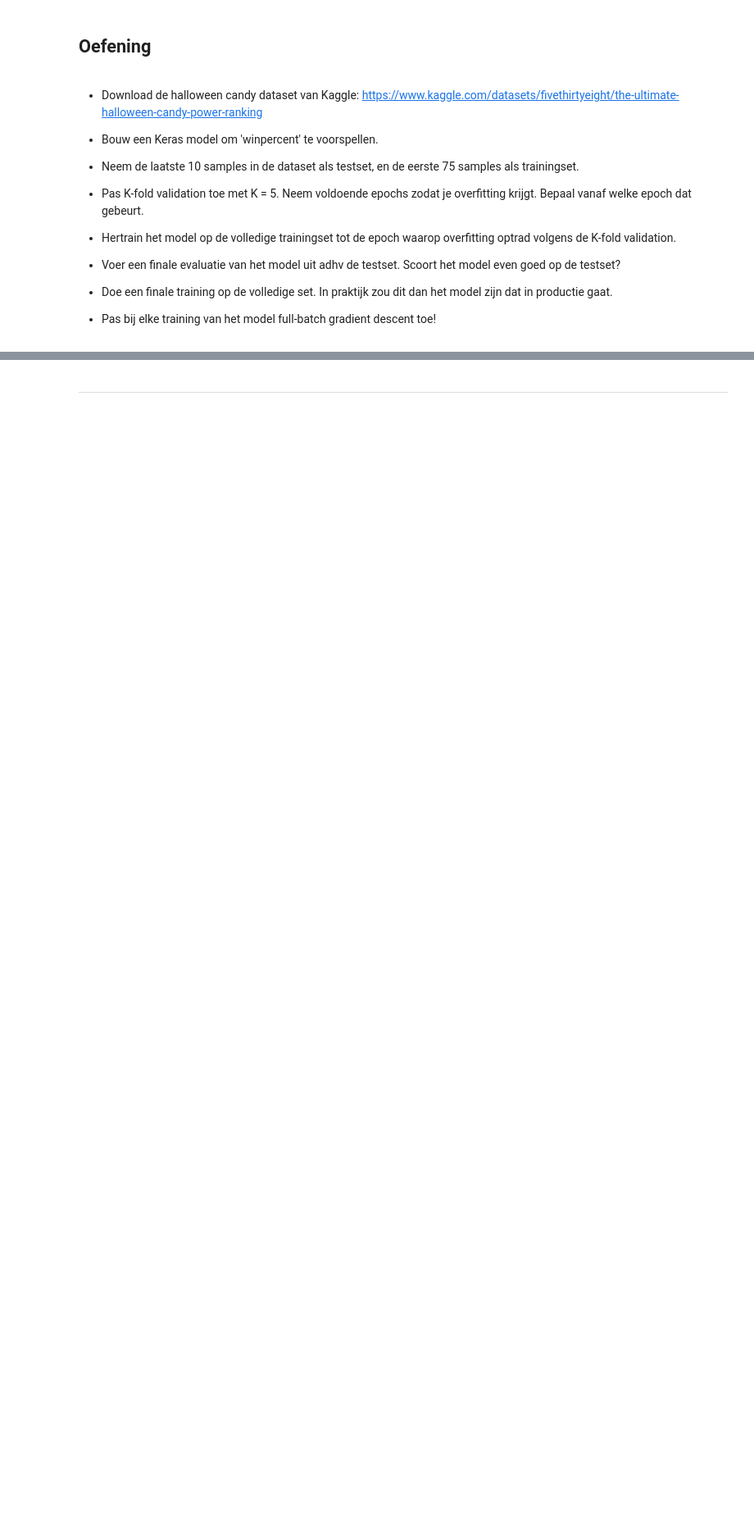
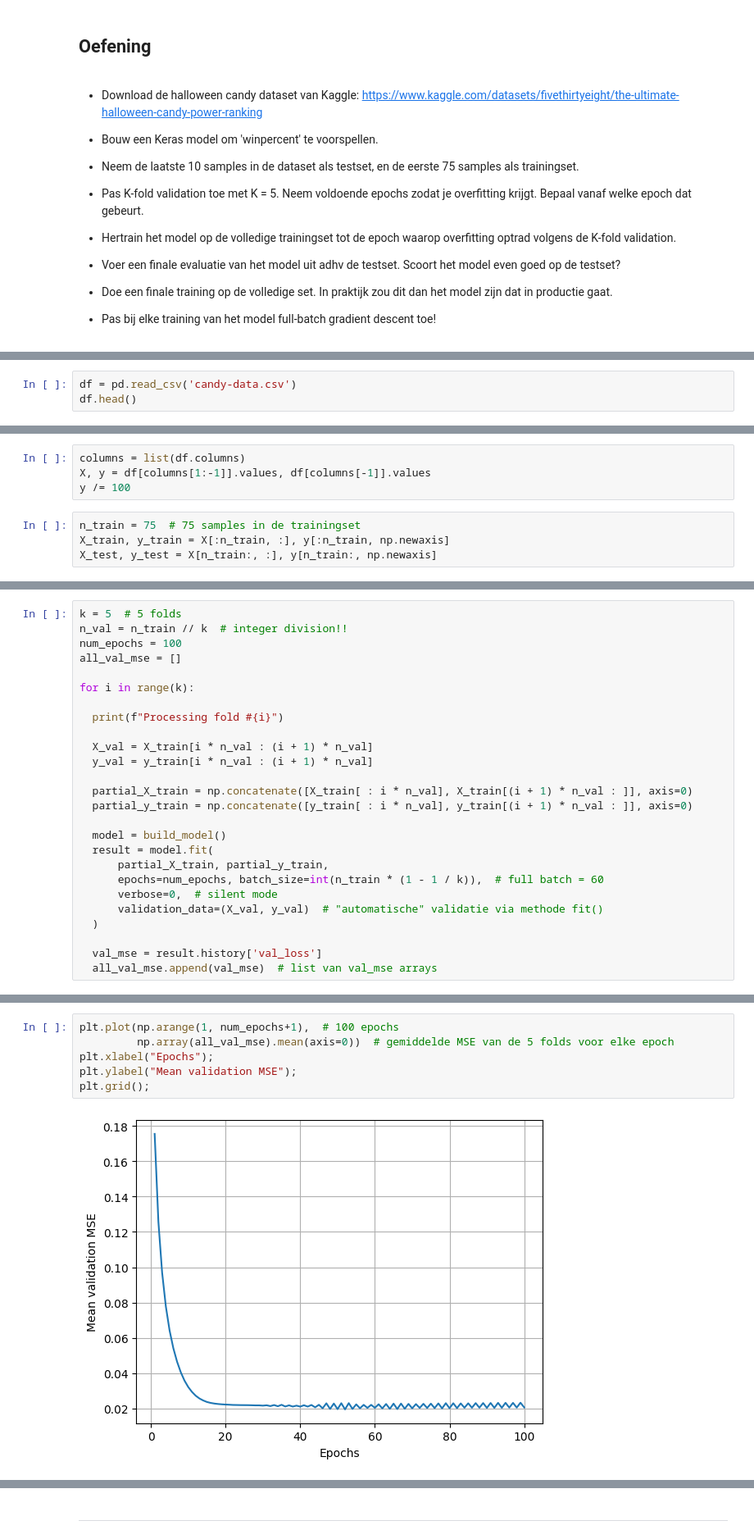
Before and after one commit to alouwyck/vives-deep-learning, a Jupyter notebook: topic4/Chollet_DL_HFST4.ipynb, the cells around one changed output, grey strips where cells are left out. Shown at 82% size. Cells and saved outputs as stored; diff of their text form; blank space fills up the shorter version.

```diff
--- a/topic4/Chollet_DL_HFST4.ipynb
+++ b/topic4/Chollet_DL_HFST4.ipynb
@@ -736,0 +983,3 @@ predictions[0]
+# %%
+df = pd.read_csv('candy-data.csv')
+df.head()
@@ -736,0 +993,8 @@ predictions[0]
+# %%
+columns = list(df.columns)
+X, y = df[columns[1:-1]].values, df[columns[-1]].values
+y /= 100
+# %%
+n_train = 75  # 75 samples in de trainingset
+X_train, y_train = X[:n_train, :], y[:n_train, np.newaxis]
+X_test, y_test = X[n_train:, :], y[n_train:, np.newaxis]
@@ -736,0 +1022,26 @@ predictions[0]
+# %%
+k = 5  # 5 folds
+n_val = n_train // k  # integer division!!
+num_epochs = 100
+all_val_mse = []
+
+for i in range(k):
+
+  print(f"Processing fold #{i}")
+
+  X_val = X_train[i * n_val : (i + 1) * n_val]
+  y_val = y_train[i * n_val : (i + 1) * n_val]
+
+  partial_X_train = np.concatenate([X_train[ : i * n_val], X_train[(i + 1) * n_val : ]], axis=0)
+  partial_y_train = np.concatenate([y_train[ : i * n_val], y_train[(i + 1) * n_val : ]], axis=0)
+
+  model = build_model()
+  result = model.fit(
+      partial_X_train, partial_y_train,
+      epochs=num_epochs, batch_size=int(n_train * (1 - 1 / k)),  # full batch = 60
+      verbose=0,  # silent mode
+      validation_data=(X_val, y_val)  # "automatische" validatie via methode fit()
+  )
+
+  val_mse = result.history['val_loss']
+  all_val_mse.append(val_mse)  # list van val_mse arrays
@@ -736,0 +1054,8 @@ predictions[0]
+# %%
+plt.plot(np.arange(1, num_epochs+1),  # 100 epochs
+         np.array(all_val_mse).mean(axis=0))  # gemiddelde MSE van de 5 folds voor elke epoch
+plt.xlabel("Epochs");
+plt.ylabel("Mean validation MSE");
+plt.grid();
+# %% [output]
+[figure, added]
```
Also changed, not shown: parts of 63 cells of this notebook.
